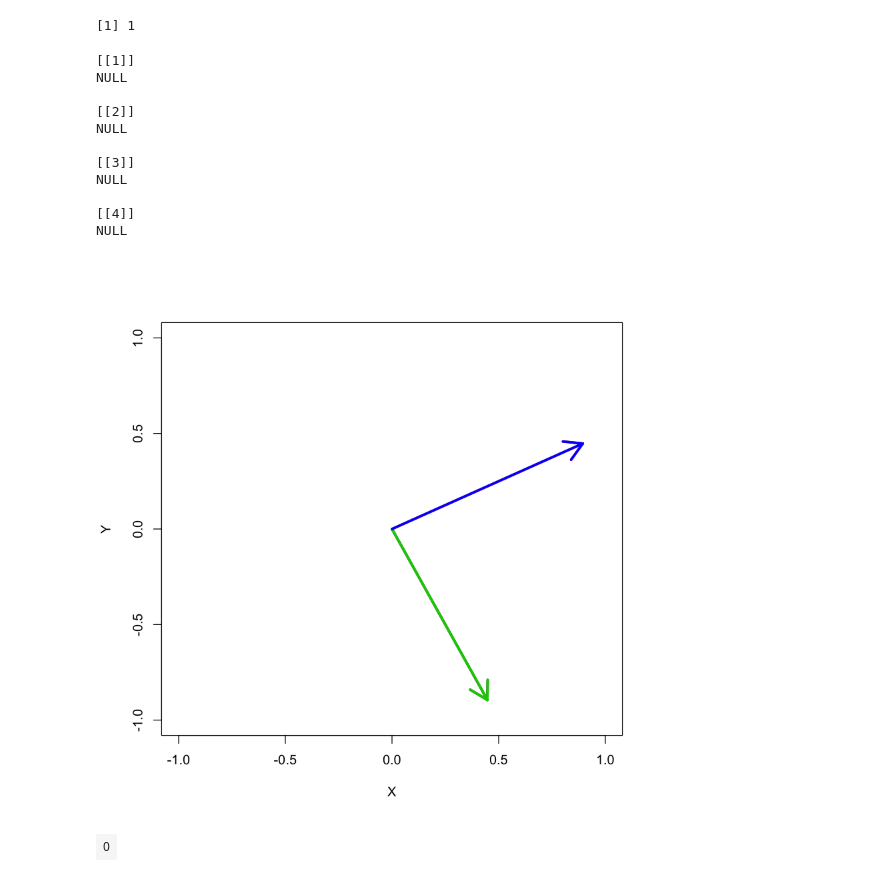
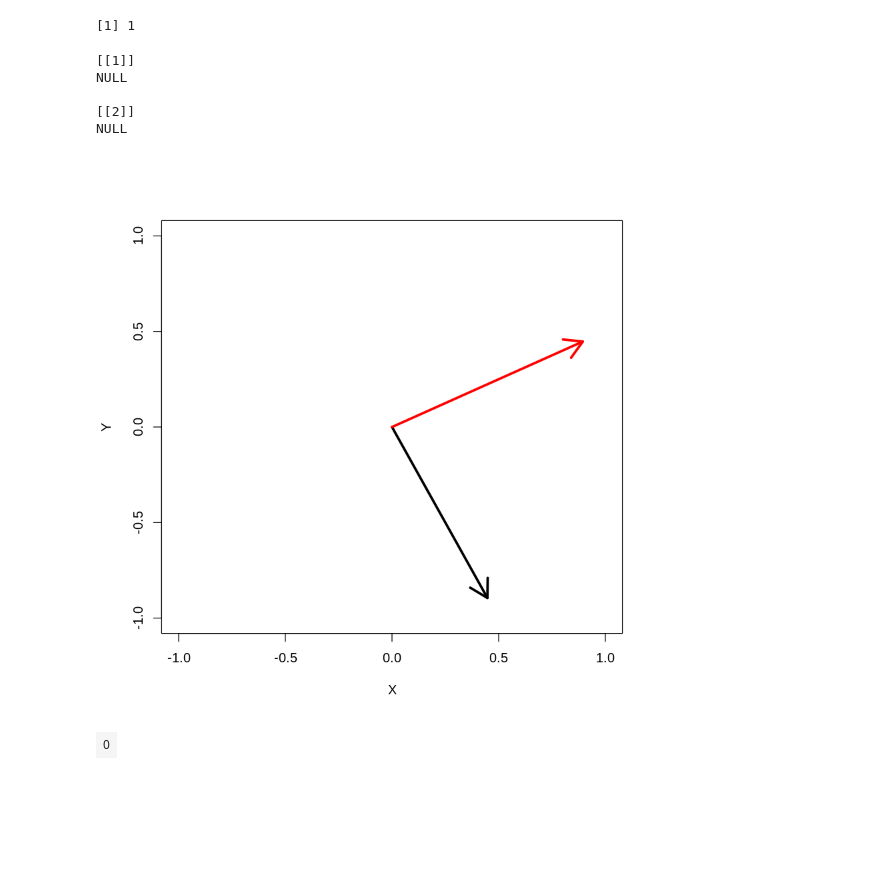
Before and after one commit to fvillena/matbio, a Jupyter notebook: 1-introduction.ipynb, the cells around one changed output. Drawn from its saved outputs; the diff is of its cells as text; code cells hidden in the pictures; blank space fills up the shorter version.

Commit message:
fixing eigenvectors plot

```diff
--- a/1-introduction.ipynb
+++ b/1-introduction.ipynb
@@ -420,20 +420,15 @@ sqrt(sum(v1^2))
 [1] 1
 # %%
 plot(NA,xlim=c(-1,1), ylim=c(-1,1), xlab="X", ylab="Y", lwd=3)
+vecs = data.frame(x0=c(0,0),y0=c(0,0), x1=v1 ,y1=v2,col=1:2)
 with(vecs, mapply("arrows", 0, 0, v1, v2, col=col,lwd=3) )
 # %% [output]
 [[1]]
 NULL
 
 [[2]]
 NULL
-
-[[3]]
-NULL
-
-[[4]]
-NULL
-[figure, old version]
+[figure, new version]
 # %%
 # Producto punto
 v1%*%v2
```
Also changed, not shown: parts of 1 cell of this notebook.
